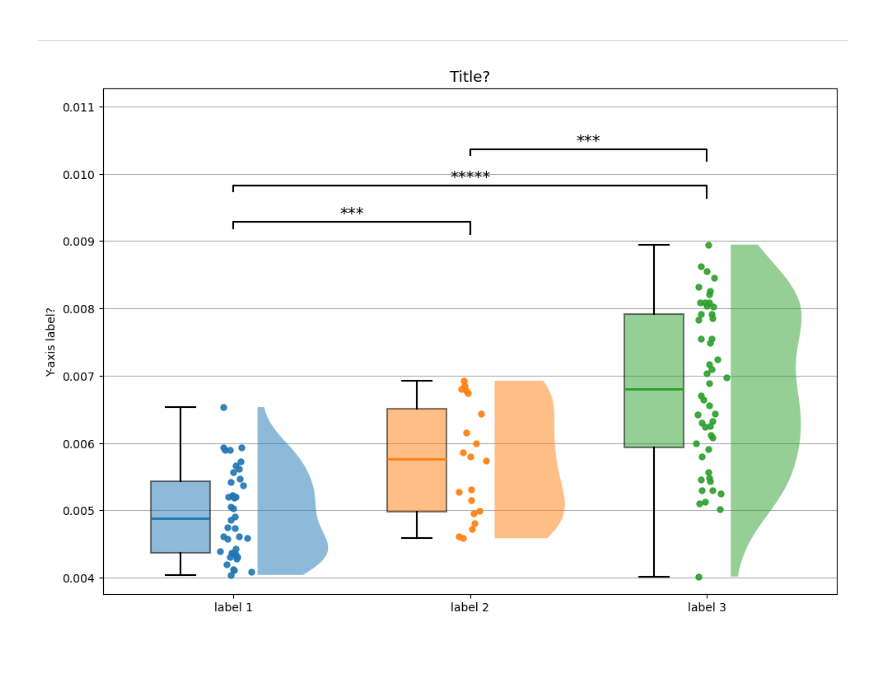
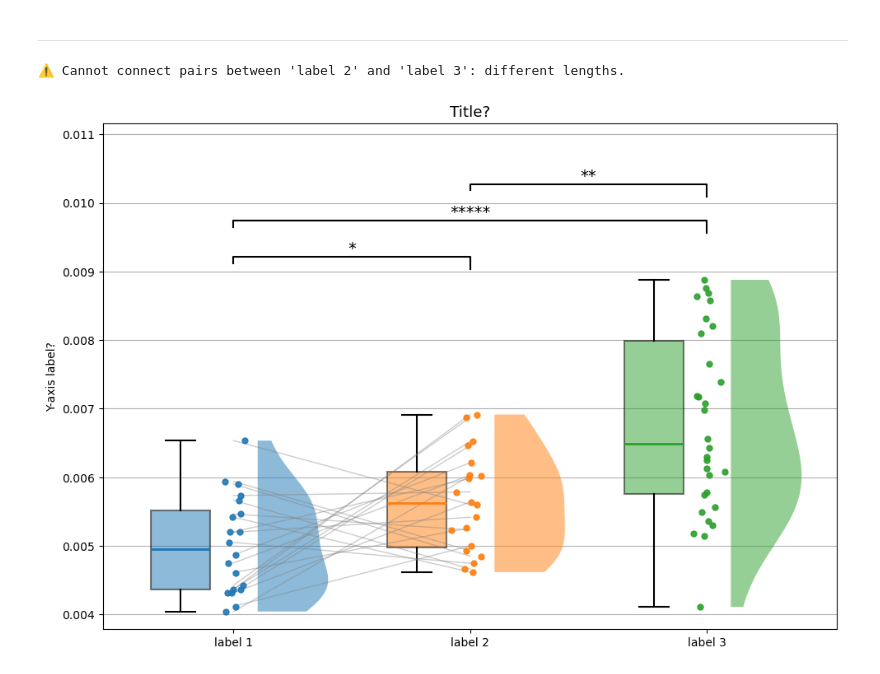
Before and after one commit to juanmontiz/PlottingTools, a Jupyter notebook: example_functions_box_swam_halfviolin.ipynb, the cells around one changed output. Saved outputs shown, nothing was run; the diff lists cells and outputs as text; code cells hidden in the pictures.

```diff
--- a/example_functions_box_swam_halfviolin.ipynb
+++ b/example_functions_box_swam_halfviolin.ipynb
@@ -48,14 +48,14 @@ from functions_box_swarm_halfviolin_v0 import *
 ---
 # %%
 # I create different arrays to plot
-NPOINTS = 50
+NPOINTS = 20
 
 # Create arrays with random data
 np.random.seed(42)
-ARR_1 = 0.002*np.random.rand(NPOINTS - 10) + 0.004
+ARR_1 = 0.002*np.random.rand(NPOINTS) + 0.004
 ARR_1[-1] = np.max(ARR_1) * 1.1 # Outlier!
-ARR_2 = 0.0025*np.random.rand(NPOINTS - 30) + 0.0045 # Arrays can have different number of elements!!
-ARR_3 = 0.004*np.random.rand(NPOINTS) + 0.005
+ARR_2 = 0.0025*np.random.rand(NPOINTS) + 0.0045 # Arrays can have different number of elements!!
+ARR_3 = 0.004*np.random.rand(NPOINTS + 10) + 0.005
 ARR_3[-1] = np.min(ARR_3) * 0.8 # Outlier!
 # %%
 # Create the dataset from arrays and assign labels
@@ -64,27 +64,29 @@ labels = ['label 1', 'label 2', 'label 3']
 # %%
 fig, ax = plt.subplots(figsize=(10, 7))
 palette='tab10'
 plot_half_violin_box_swarm(ax=ax,
                             dataset=dataset,
                             labels=labels,
                             y_min=None, y_max=None,
                             h_line=None,
                             box_palette=palette,
                             swarm_palette=palette,
                             violin_palette=palette,
                             bias=0.1,
                             font_scale=1.1,
                             point_size=5,
                             plot_title='Title?',
                             y_axis_label='Y-axis label?',
                             show_p_values=True,
                             ygrid=True,
+                            connect_pairs=True,
                             saveplot=False,
                             filename='filename',
                             dpi=300)
 plt.tight_layout()
 plt.show()
 # %% [output]
+⚠️ Cannot connect pairs between 'label 2' and 'label 3': different lengths.
-[figure, old version]
+[figure, new version]
 # %% [markdown]
 ![image.png](attachment:image.png)
```
Also changed, not shown: parts of 1 cell of this notebook, 1 other file.
